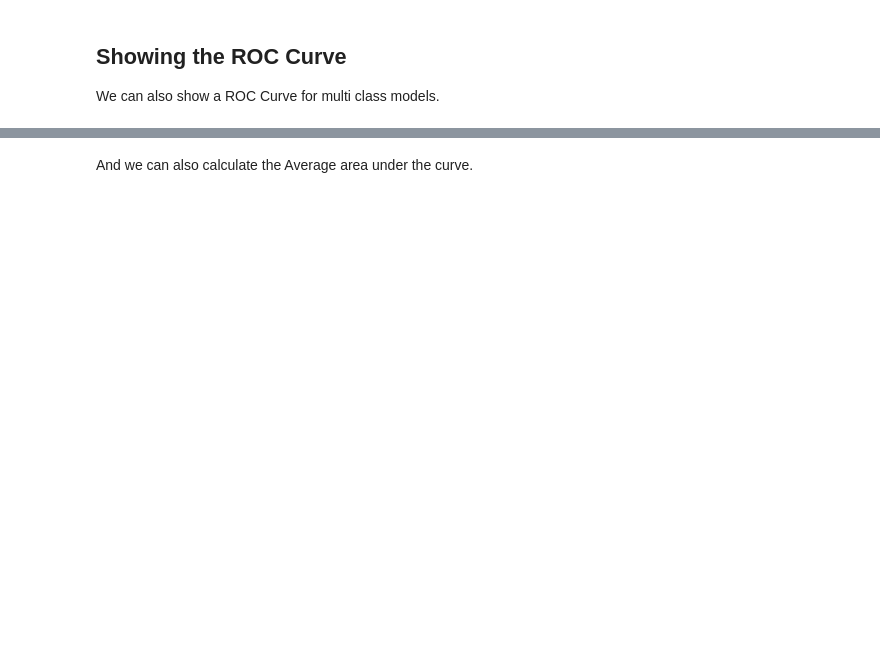
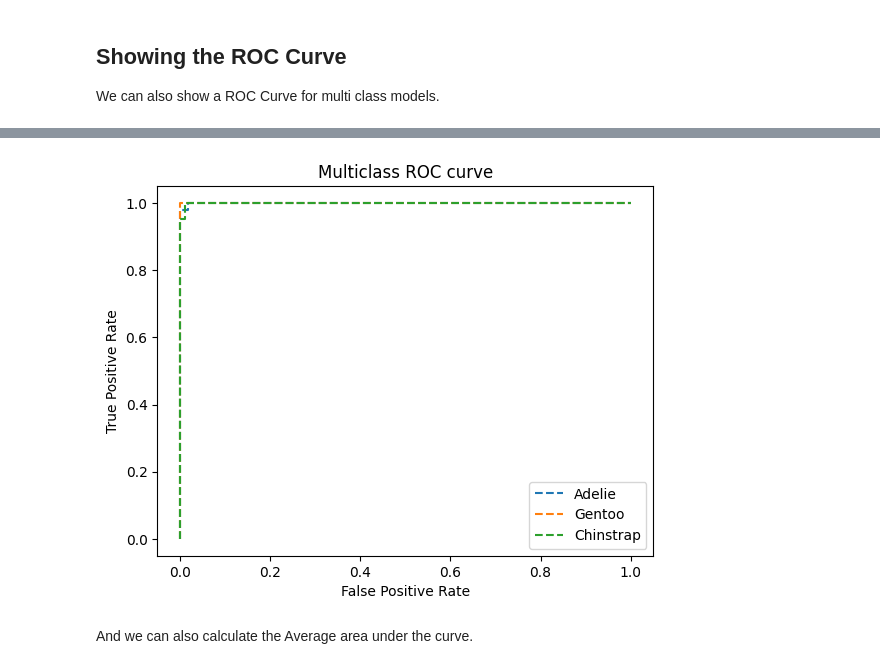
Before and after one commit to vanki2003/ACI, a Jupyter notebook: models/Classification/04 - Multi Classification Model - Handout.ipynb, the cells around one changed output, grey strips where cells are left out. Cells and saved outputs as stored; diff of their text form; code cells hidden in the pictures; blank space fills up the shorter version.

Commit message:
finished multi classification

```diff
--- a/models/Classification/04 - Multi Classification Model - Handout.ipynb
+++ b/models/Classification/04 - Multi Classification Model - Handout.ipynb
@@ -24,5 +41,7 @@ The species of the penguins are:
 - 0 : Adelie
 - 1 : Gentoo
 - 2 : Chinstrap
+# %%
+penguin_classes = ['Adelie', 'Gentoo', 'Chinstrap']
 # %% [markdown]
 Let's explore any missing data.
@@ -73,0 +101,8 @@ Test Set 103
+# %%
+from sklearn.model_selection import train_test_split
+
+X, y = df[features].values, df[target].values
+
+X_train, X_test, y_train, y_test = train_test_split(X, y, test_size=0.3, random_state=234, stratify=y)
+
+print('Training set %d\nTest set %d\n:'%( X_train.shape[0], X_test.shape[0]))
@@ -80,0 +117,8 @@ LogisticRegression(C=10.0, max_iter=10000)
+# %%
+from sklearn.linear_model import LogisticRegression
+
+reg = 0.1
+
+model_log = LogisticRegression(C=1/reg, max_iter=10000).fit(X_train, y_train)
+
+print(model_log)
@@ -116,2 +167,22 @@ We can also show a ROC Curve for multi class models.
+# %%
+from sklearn.metrics import roc_curve, roc_auc_score
+
+prob = model_log.predict_proba(X_test)
+
+fpr= {}
+tpr = {}
+thresh = {}
+
+for i in range(len(penguin_classes)):
+    fpr[i], tpr[i], thresh[i] = roc_curve(y_test, prob[:, i], pos_label=i)
+    plt.plot(fpr[i], tpr[i], linestyle='--', label=penguin_classes[i])
+
+plt.title('Multiclass ROC curve')
+plt.xlabel('False Positive Rate')
+plt.ylabel('True Positive Rate')
+plt.legend(loc='best')
+plt.show()
+# %% [output]
+[figure, added]
 # %% [markdown]
 And we can also calculate the Average area under the curve.
```
Also changed, not shown: parts of 23 cells of this notebook, 1 other file.
